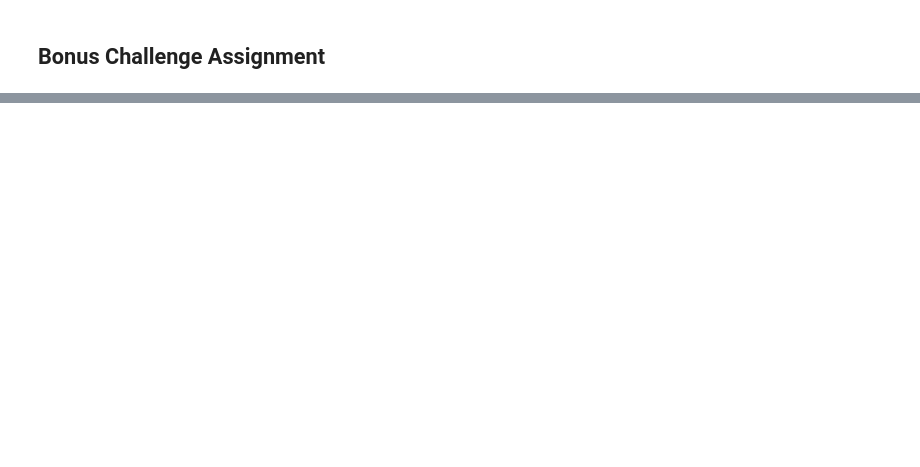
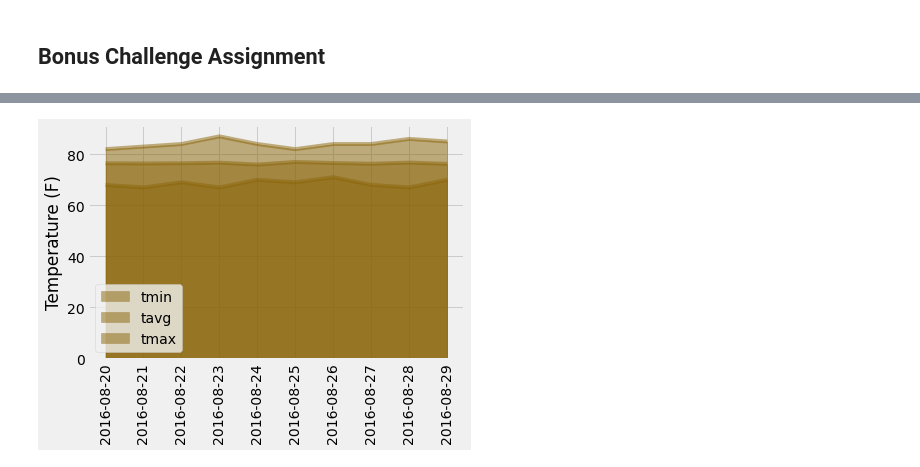
Before and after one commit to Lafayola/sqlalchemy-challenge, a Jupyter notebook: climate_starter SN.ipynb, the cells around one changed output, grey strips where cells are left out. Saved outputs shown, nothing was run; the diff lists cells and outputs as text; code cells hidden in the pictures; blank space fills up the shorter version.

```diff
--- a/climate_starter SN.ipynb
+++ b/climate_starter SN.ipynb
@@ -265,11 +375,18 @@ daily_normals("01-01")
 # %%
 # calculate the daily normals for your trip
 # push each tuple of calculations into a list called `normals`
-
+normals=[]
 # Set the start and end date of the trip
-
+start_date = "08-20"
+end_date = "08-30"
 # Use the start and end date to create a range of dates
+dates = [f"08-{num}" for num in range(20, 30)]
 
 # Stip off the year and save a list of %m-%d strings
 
 # Loop through the list of %m-%d strings and calculate the normals for each date
+for date in dates:
+    norm = daily_normals(date)
+    normals.extend(norm)
+
+normals
@@ -276,2 +404,11 @@ daily_normals("01-01")
 # %%
 # Load the previous query results into a Pandas DataFrame and add the `trip_dates` range as the `date` index
+tmin = [x[0] for x in normals]
+tavg = [x[1] for x in normals]
+tmax = [x[2] for x in normals]
+
+year_dates = [f"2016-{date}" for date in dates]
+year_dates
+
+trip_normals = pd.DataFrame({"tmin":tmin, "tavg":tavg, "tmax":tmax, "date":year_dates}, index=year_dates)
+trip_normals.head()
@@ -278,2 +422,9 @@ daily_normals("01-01")
 # %%
 # Plot the daily normals as an area plot with `stacked=False`
+trip_normals.plot(kind="area", stacked=False, color = '#8B6508')
+plt.legend(loc="best")
+plt.ylabel("Temperature (F)")
+plt.xticks(range(len(trip_normals["date"])), trip_normals["date"], rotation="90")
+plt.show()
+# %% [output]
+[figure, added]
```
Also changed, not shown: parts of 15 cells of this notebook.
